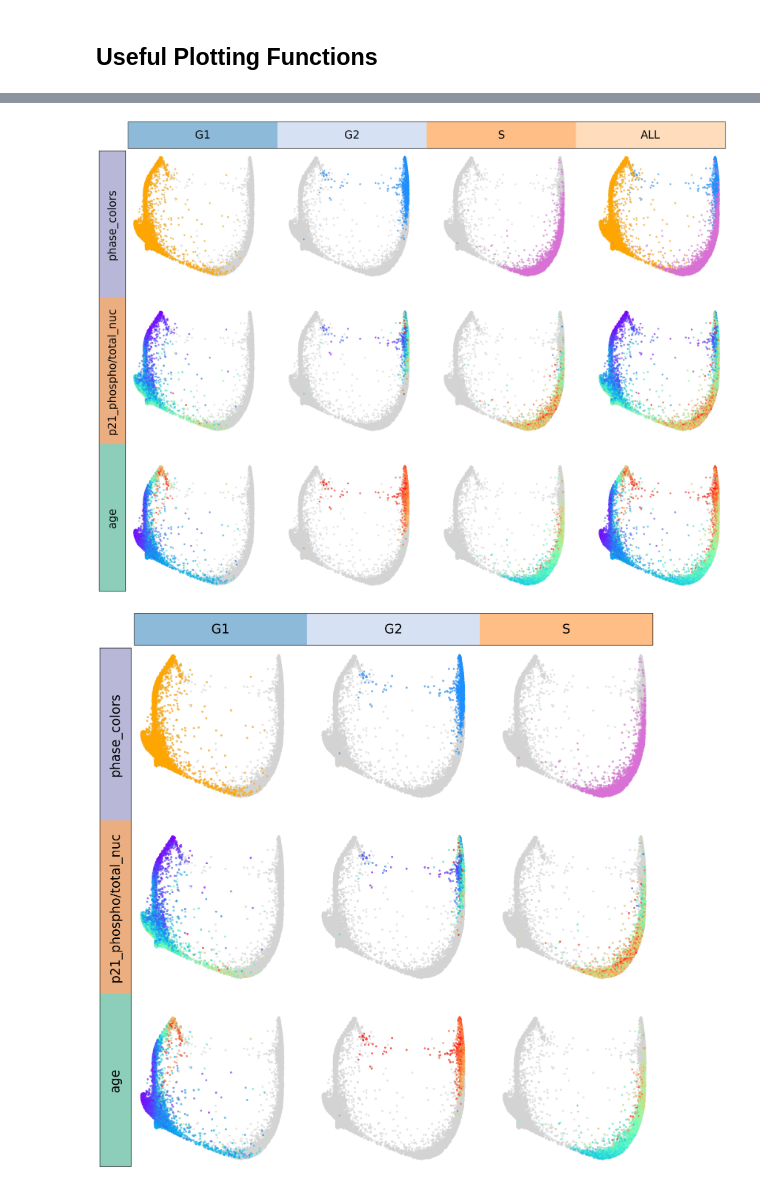
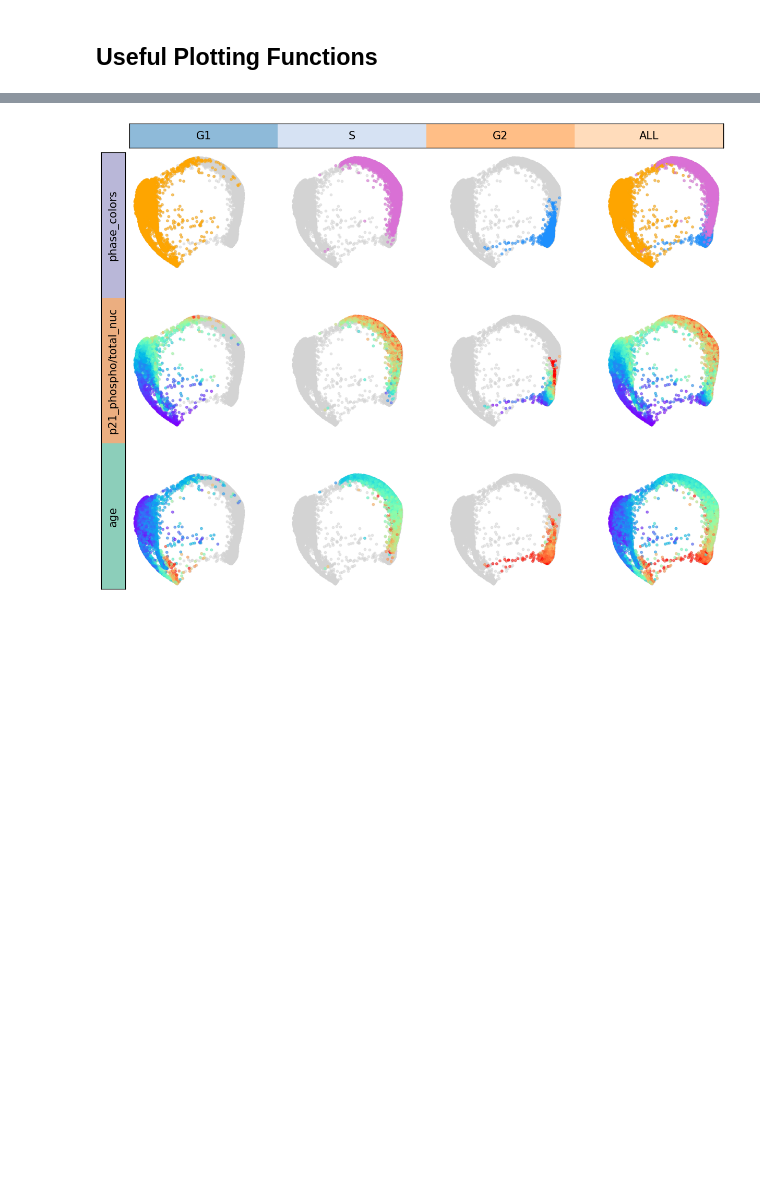
Before and after one commit to StallaertLab/cc_mapping, a Jupyter notebook: notebooks/Make Cell Cycle Maps - Interactable.ipynb, the cells around one changed output, grey strips where cells are left out. Cells and saved outputs as stored; diff of their text form; code cells hidden in the pictures; blank space fills up the shorter version.

```diff
--- a/notebooks/Make Cell Cycle Maps - Interactable.ipynb
+++ b/notebooks/Make Cell Cycle Maps - Interactable.ipynb
@@ -139,8 +139,16 @@ adata = preprocess.row_data_partitioning(adata, search_str = ['G2','G1','S'], se
 #defines which features to use for training the random forest for feature selection
 training_features = adata.var_names
 
+rf_threshold = 0.03
+
 #runs random forest for feature selection
-adata = core.random_forest_feature_selection(adata, training_features, training_labels = 'phase', method = 'RF_min_max')
+adata = core.random_forest_feature_selection(adata=adata,
+                                             training_feature_set= training_features,
+                                             training_labels = 'phase',
+                                             method = 'RF_min_max',
+                                             stable_counter=10,
+                                             threshold=rf_threshold,
+                                             feature_set_name=f'RMM_PROL_{rf_threshold}')
 # %% [output]
 Classification Report for RF model trained with given feature set
 ##################################################################
@@ -174,3 +183,8 @@ weighted avg       0.98      0.98      0.98      1324
+# %%
+#Example of how to define your own feature set. Needs to be a list of booleans with the same length as the number of features
+
+#'all_features' could be used in all subsequent functions for the feature_set parameter
+adata.var['all_features'] = np.repeat(True, adata.shape[1])
 # %% [markdown]
 ## PHATE hyperparameter search
 # %%
@@ -215,7 +229,7 @@ phate_optimal_parameter_dict = {'t': 10 , 'gamma': 0 , 'knn': 75, 'random_state'
 
 #runs phate with the optimal parameters and saves the results to the anndata object as a obsm key
 adata = manifold.run_phate(adata,
-                            feature_set = 'RF_min_max_feature_set',
+                            feature_set = f'RMM_PROL_{rf_threshold}',
                             phate_param_dict = phate_optimal_parameter_dict,
                             layer = f'z-score',
                             obsm_save_key = 'X_phate')
@@ -266,35 +279,18 @@ manifold.plot_phate_coords(adata = adata,
 # %%
-#plotting function that plots multiple colors across multiple labels
-color_info_dict = { 'phase_colors': {'color_type': 'categorical',},
-                   'p21_phospho/total_nuc': {'color_type': 'continuous'},
-                   'age': {'color_type': 'continuous'},
-}
+colors = ['phase_colors', 'p21_phospho/total_nuc', 'age']
 
 kwargs = {'s': 10,
             'alpha': 0.5,
             'rasterized': True,
           }
 
 #different permutations of the plot_row_partitions function
 plot.plot_row_partitions(adata,
                          obs_search_term = 'phase',
-                         color_info_dict = color_info_dict,
-                         unit_size =5,
+                         colors = colors,
+                         plot_all = True,
+                         column_labels = ['G1', 'S', 'G2', 'ALL'],
+                         unit_size =3,
                          kwargs = kwargs)
-
-plot.plot_row_partitions(adata,
-                         obs_search_term = 'phase',
-                         color_info_dict = color_info_dict,
-                         unit_size =5,
-                         plot_all = False,
-                         kwargs = kwargs)
-
-plot.plot_row_partitions(adata,
-                         obs_search_term = 'phase',
-                         color_info_dict = color_info_dict,
-                         unit_size =5,
-                         column_labels = ['G1', 'S', 'G2','ALL'],
-                         kwargs = kwargs)
 # %% [output]
-[figure, old version]
+[figure, new version]
-[figure, removed]
```
Also changed, not shown: parts of 7 cells of this notebook, 4 other files.
